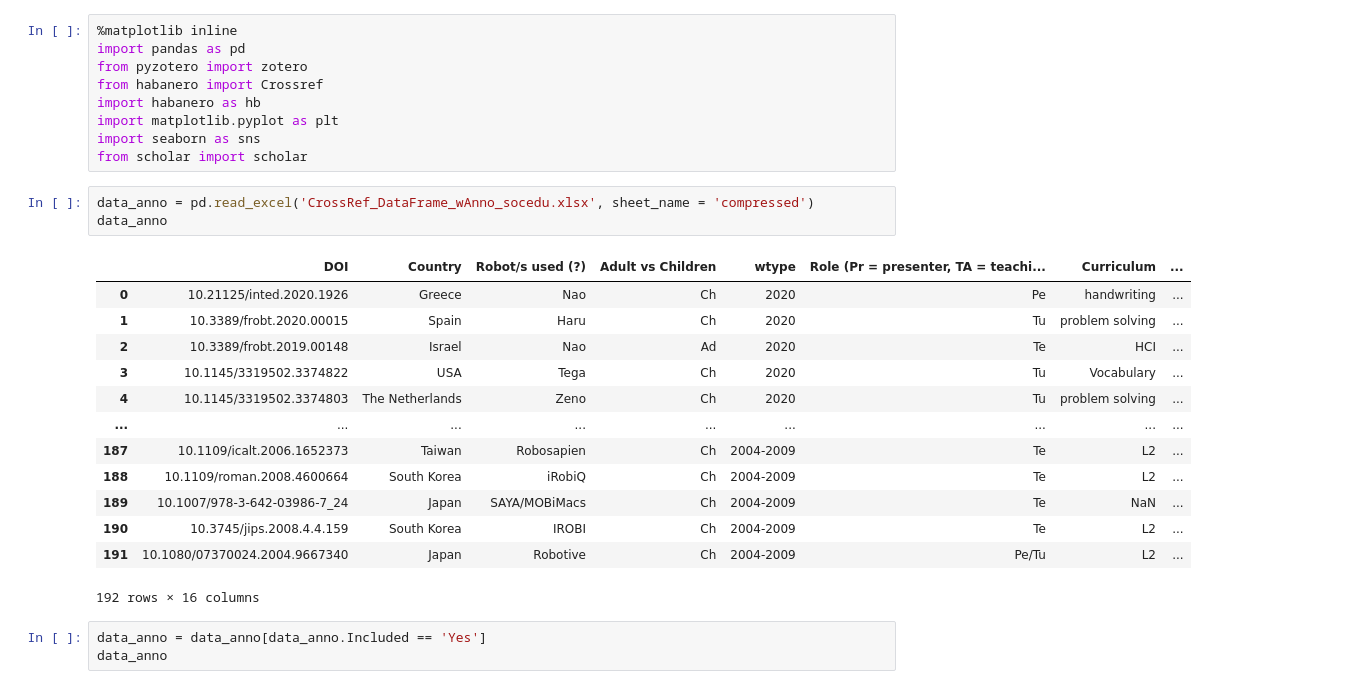
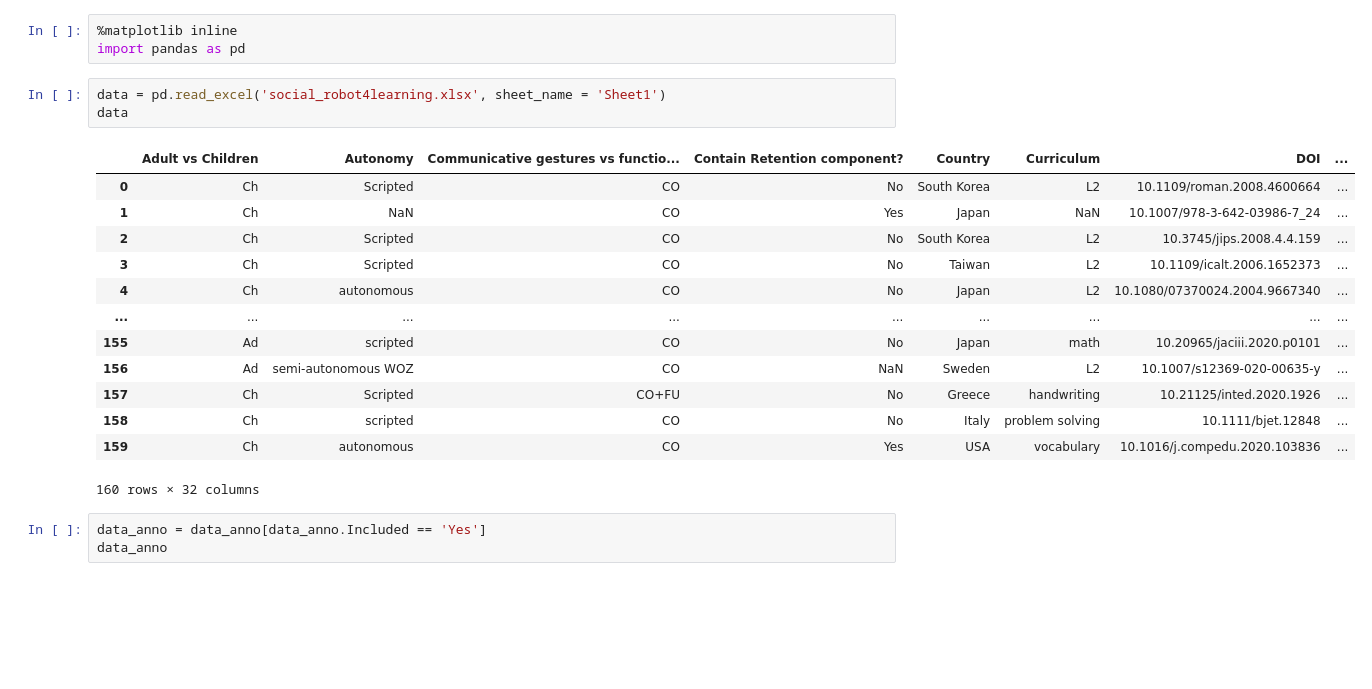
Before and after one commit to WafaJohal/SocialRobotUpdate, a Jupyter notebook: Main.ipynb, the cells around one changed output. Drawn from its saved outputs; the diff is of its cells as text; blank space fills up the shorter version.

```diff
--- a/Main.ipynb
+++ b/Main.ipynb
@@ -1,29 +1,23 @@
-# %%
-%matplotlib inline
-import pandas as pd
-from pyzotero import zotero
-from habanero import Crossref
-import habanero as hb
-import matplotlib.pyplot as plt
-import seaborn as sns
-from scholar import scholar
+# %%
+%matplotlib inline
+import pandas as pd
 # %%
-data_anno = pd.read_excel('CrossRef_DataFrame_wAnno_socedu.xlsx', sheet_name = 'compressed')
-data_anno
+data = pd.read_excel('social_robot4learning.xlsx', sheet_name = 'Sheet1')
+data
 # %% [output]
-|  | DOI | Country | Robot/s used (?) | Adult vs Children | wtype | Role (Pr = presenter, TA = teachi... | Curriculum | ... |
-| 0 | 10.21125/inted.2020.1926 | Greece | Nao | Ch | 2020 | Pe | handwriting | ... |
-| 1 | 10.3389/frobt.2020.00015 | Spain | Haru | Ch | 2020 | Tu | problem solving | ... |
-| 2 | 10.3389/frobt.2019.00148 | Israel | Nao | Ad | 2020 | Te | HCI | ... |
-| 3 | 10.1145/3319502.3374822 | USA | Tega | Ch | 2020 | Tu | Vocabulary | ... |
-| 4 | 10.1145/3319502.3374803 | The Netherlands | Zeno | Ch | 2020 | Tu | problem solving | ... |
+|  | Adult vs Children | Autonomy | Communicative gestures vs functio... | Contain Retention component? | Country | Curriculum | DOI | ... |
+| 0 | Ch | Scripted | CO | No | South Korea | L2 | 10.1109/roman.2008.4600664 | ... |
+| 1 | Ch | NaN | CO | Yes | Japan | NaN | 10.1007/978-3-642-03986-7_24 | ... |
+| 2 | Ch | Scripted | CO | No | South Korea | L2 | 10.3745/jips.2008.4.4.159 | ... |
+| 3 | Ch | Scripted | CO | No | Taiwan | L2 | 10.1109/icalt.2006.1652373 | ... |
+| 4 | Ch | autonomous | CO | No | Japan | L2 | 10.1080/07370024.2004.9667340 | ... |
 | ... | ... | ... | ... | ... | ... | ... | ... | ... |
-| 187 | 10.1109/icalt.2006.1652373 | Taiwan | Robosapien | Ch | 2004-2009 | Te | L2 | ... |
-| 188 | 10.1109/roman.2008.4600664 | South Korea | iRobiQ | Ch | 2004-2009 | Te | L2 | ... |
-| 189 | 10.1007/978-3-642-03986-7_24 | Japan | SAYA/MOBiMacs | Ch | 2004-2009 | Te | NaN | ... |
-| 190 | 10.3745/jips.2008.4.4.159 | South Korea | IROBI | Ch | 2004-2009 | Te | L2 | ... |
-| 191 | 10.1080/07370024.2004.9667340 | Japan | Robotive | Ch | 2004-2009 | Pe/Tu | L2 | ... |
+| 155 | Ad | scripted | CO | No | Japan | math | 10.20965/jaciii.2020.p0101 | ... |
+| 156 | Ad | semi-autonomous WOZ | CO | NaN | Sweden | L2 | 10.1007/s12369-020-00635-y | ... |
+| 157 | Ch | Scripted | CO+FU | No | Greece | handwriting | 10.21125/inted.2020.1926 | ... |
+| 158 | Ch | scripted | CO | No | Italy | problem solving | 10.1111/bjet.12848 | ... |
+| 159 | Ch | autonomous | CO | Yes | USA | vocabulary | 10.1016/j.compedu.2020.103836 | ... |
-192 rows × 16 columns
+160 rows × 32 columns
 # %%
 data_anno = data_anno[data_anno.Included == 'Yes']
 data_anno
```
Also changed, not shown: parts of 1 cell of this notebook, 3 other files.
